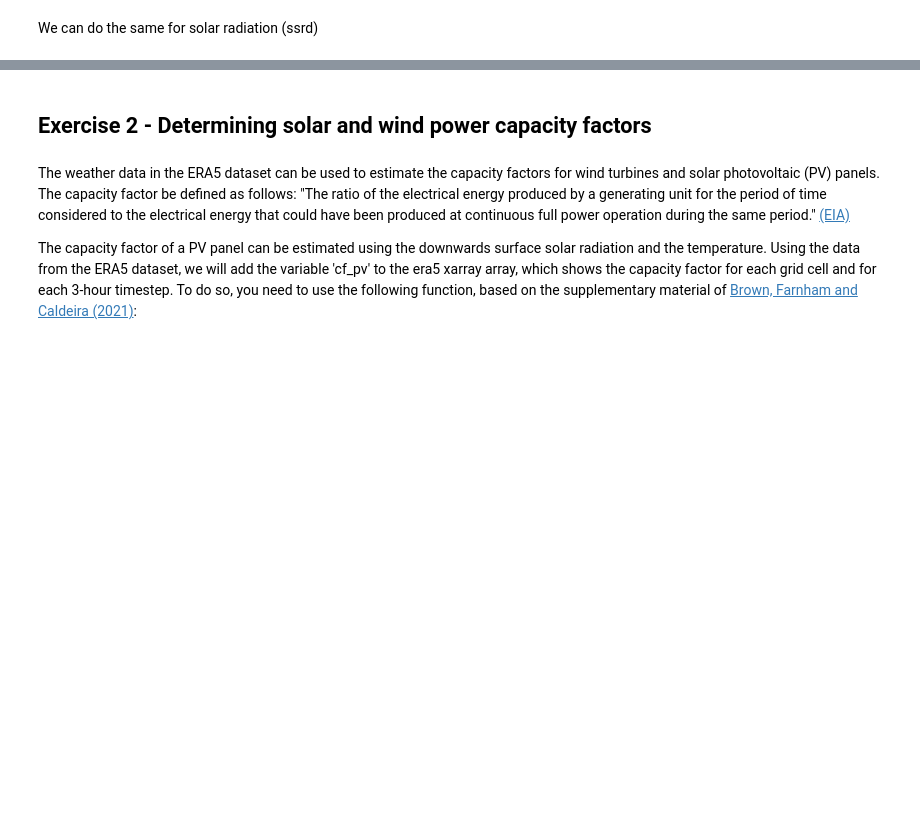
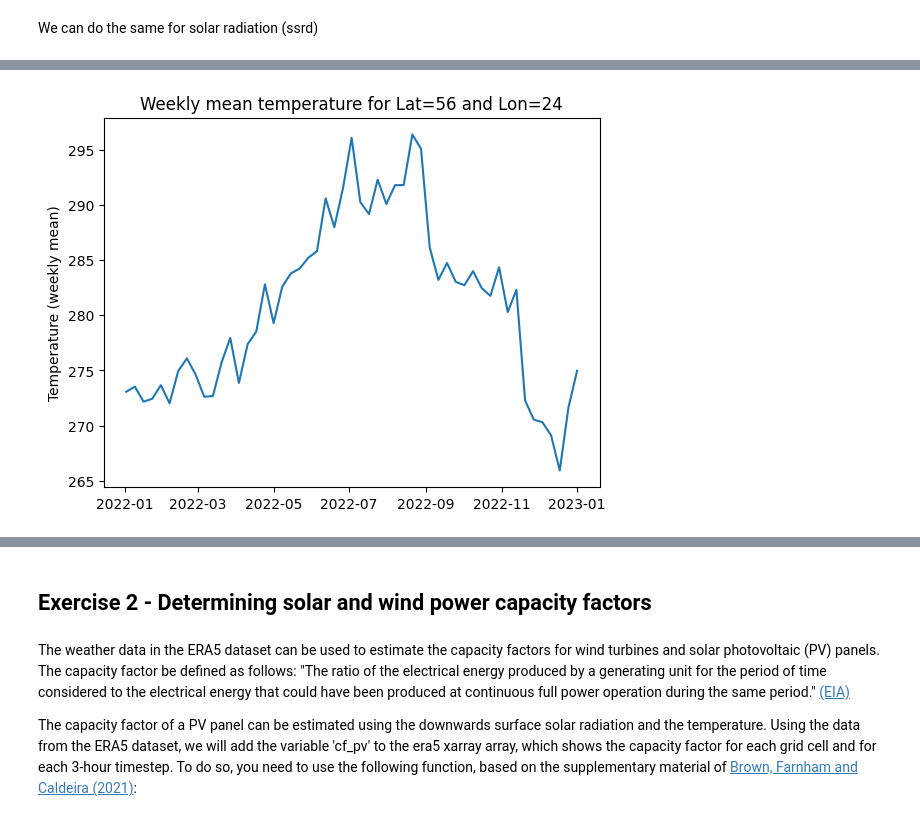
Before and after one commit to victorelgersma/dafs, a Jupyter notebook: final_assignment/AssignmentESMFinal.ipynb, the cells around one changed output, grey strips where cells are left out. Drawn from its saved outputs; the diff is of its cells as text; code cells hidden in the pictures; blank space fills up the shorter version.

```diff
--- a/final_assignment/AssignmentESMFinal.ipynb
+++ b/final_assignment/AssignmentESMFinal.ipynb
@@ -189,0 +184,21 @@ Text(0.5, 1.0, 'time-averaged radiation (2022)')
+# %%
+import matplotlib.pyplot as plt
+import pandas as pd
+
+y = era5.sel(latitude=lat, longitude=lon, method='nearest')['t2m']
+x = pd.to_datetime(
+    era5.sel(latitude=lat, longitude=lon, method='nearest').valid_time.values
+)
+
+# Make a time-indexed Series
+s = pd.Series(y.values, index=x)
+
+# Resample to weekly (mean)
+weekly = s.resample("W").mean()   # weeks end on Sunday by default
+
+plt.plot(weekly.index, weekly.values)
+plt.ylabel("Temperature (weekly mean)")
+plt.title(f"Weekly mean temperature for Lat={lat} and Lon={lon}")
+plt.show()
+# %% [output]
+[figure, added]
```
Also changed, not shown: parts of 15 cells of this notebook, 1 other file.
